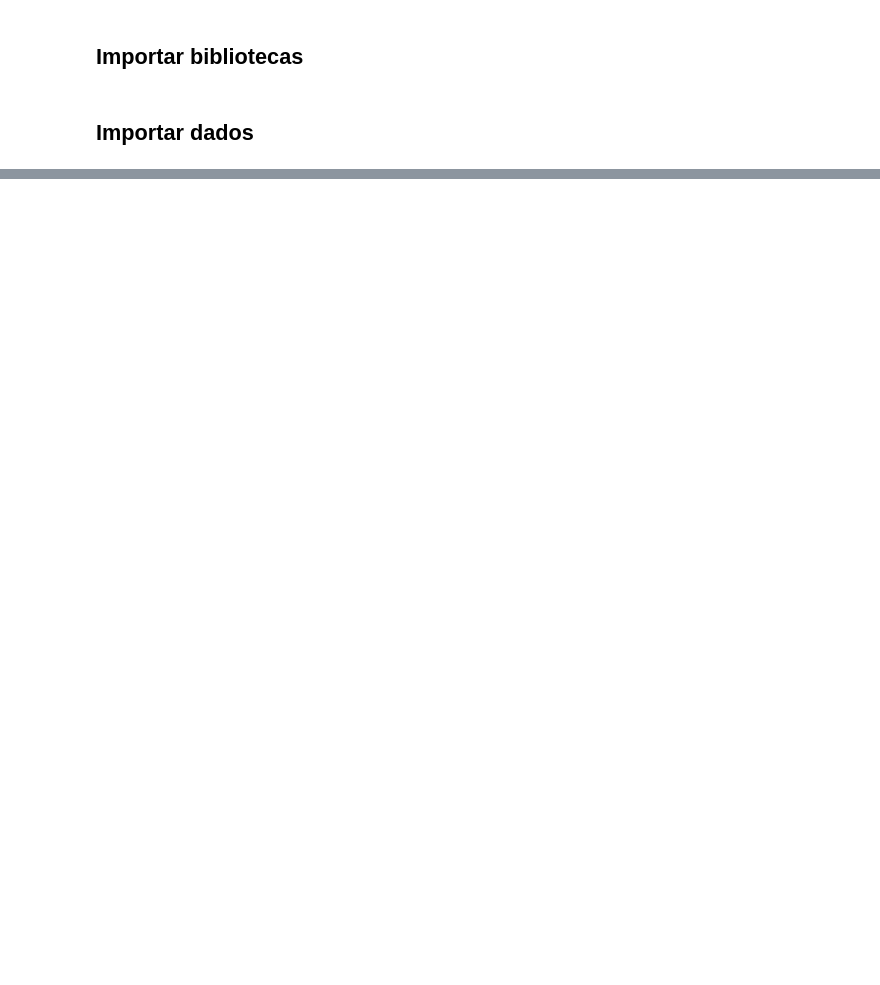
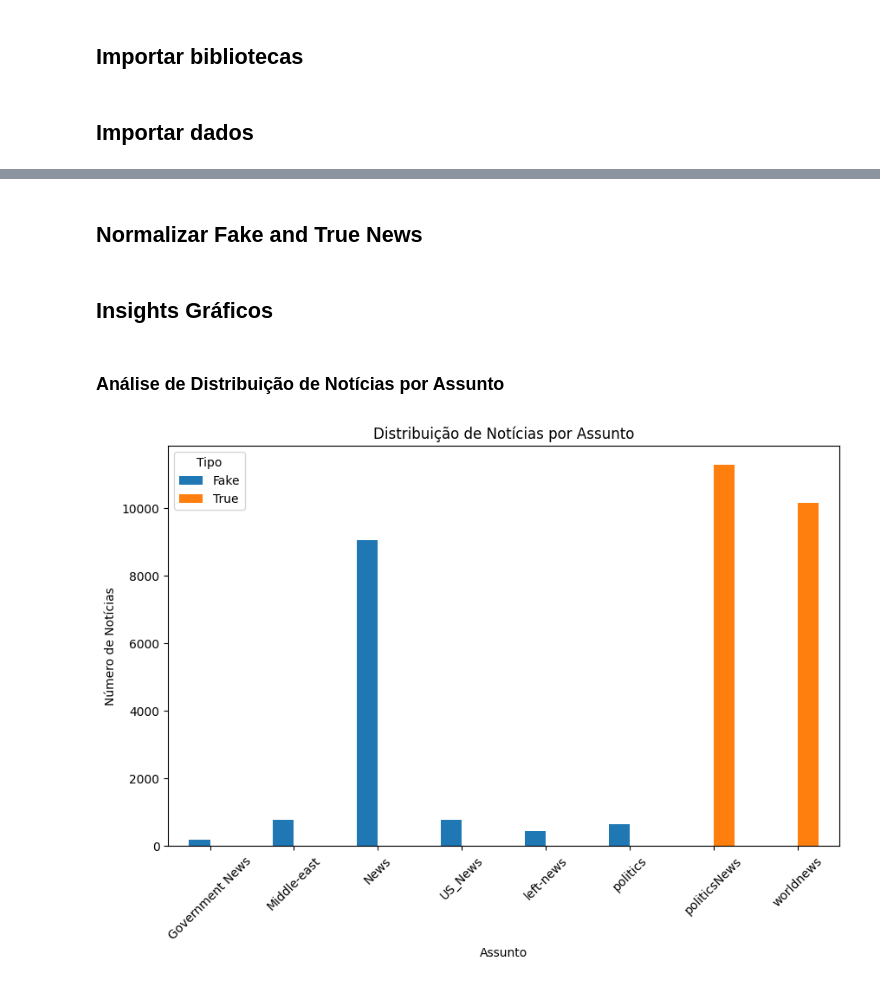
Before and after one commit to FellipeMasc/fake-news-classifier, a Jupyter notebook: tratar_dados/normalizar_dados.ipynb, the cells around one changed output, grey strips where cells are left out. Saved outputs shown, nothing was run; the diff lists cells and outputs as text; code cells hidden in the pictures; blank space fills up the shorter version.

```diff
--- a/tratar_dados/normalizar_dados.ipynb
+++ b/tratar_dados/normalizar_dados.ipynb
@@ -19,0 +50,2 @@ NameError: name 'pd' is not defined
+# %% [markdown]
+## Normalizar Fake and True News
@@ -19,0 +91,28 @@ NameError: name 'pd' is not defined
+# %% [markdown]
+## Insights Gráficos
+# %% [markdown]
+### Análise de Distribuição de Notícias por Assunto
+# %%
+import pandas as pd
+import matplotlib.pyplot as plt
+
+# Carregar as tabelas
+subjects = pd.read_csv('subjects.csv')
+labels = pd.read_csv('labels.csv')
+
+# Mesclar as tabelas 'subjects' e 'labels' com base no 'id'
+data = pd.merge(subjects, labels, on='id')
+
+# Contar o número de notícias por assunto e por tipo (Fake ou True)
+subject_counts = data.groupby(['subject', 'label']).size().unstack()
+
+# Criar o gráfico de barras
+subject_counts.plot(kind='bar', figsize=(10, 6))
+plt.title('Distribuição de Notícias por Assunto')
+plt.xlabel('Assunto')
+plt.ylabel('Número de Notícias')
+plt.xticks(rotation=45)
+plt.legend(title='Tipo')
+plt.show()
+# %% [output]
+[figure, added]
```
Also changed, not shown: parts of 34 cells of this notebook, 4 other files.
